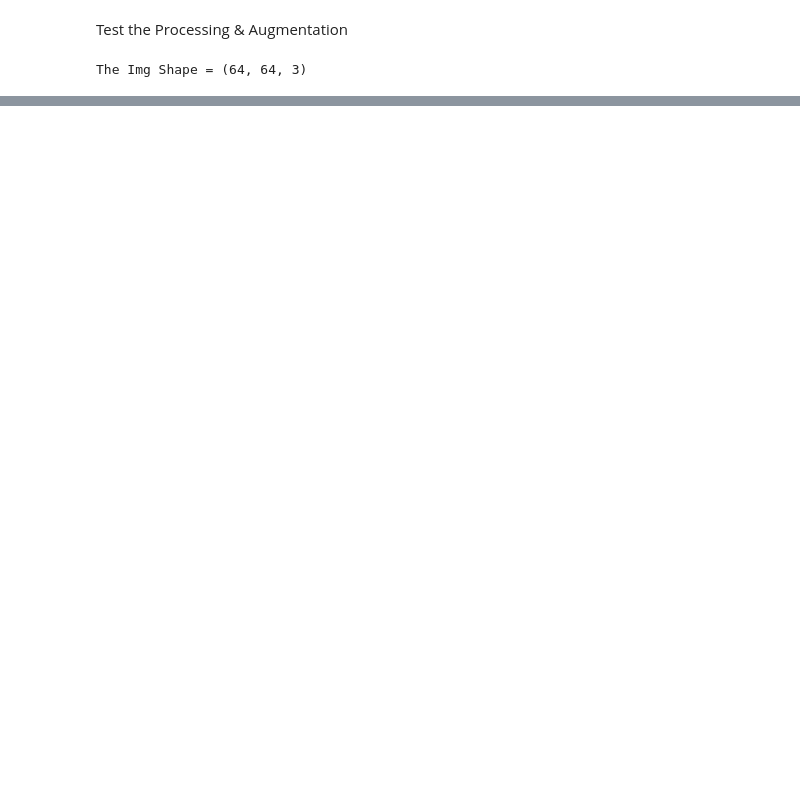
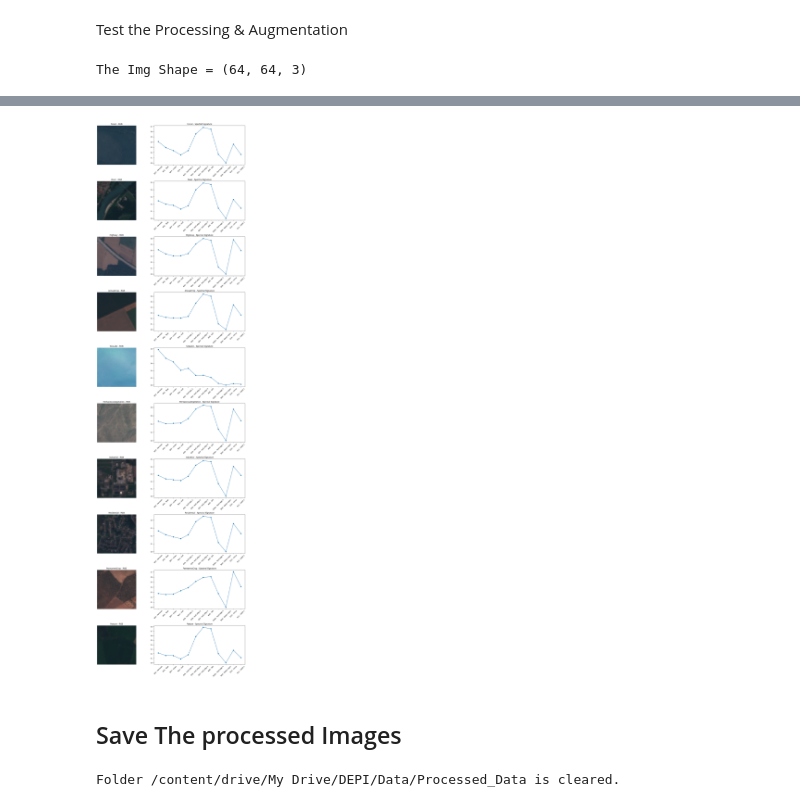
Before and after one commit to ahmed-hazem-1/DEPI-Project--Land-Type-Classification, a Jupyter notebook: 1st milestone/1st_Milestone.ipynb, the cells around one changed output, grey strips where cells are left out. Saved outputs shown, nothing was run; the diff lists cells and outputs as text; code cells hidden in the pictures; blank space fills up the shorter version.

```diff
--- a/1st milestone/1st_Milestone.ipynb
+++ b/1st milestone/1st_Milestone.ipynb
@@ -113,6 +134,8 @@ Data_path='/content/drive/My Drive/DEPI/Data/Original_Data/EuroSAT_MS/'
 print(os.listdir(Data_path))
 # %% [output]
 ['Forest', 'River', 'Highway', 'AnnualCrop', 'SeaLake', 'HerbaceousVegetation', 'Industrial', 'Residential', 'PermanentCrop', 'Pasture']
+# %%
+land_types =['Forest', 'River', 'Highway', 'AnnualCrop', 'SeaLake', 'HerbaceousVegetation', 'Industrial', 'Residential', 'PermanentCrop', 'Pasture']
 # %%
 selected_images = {}
 
@@ -491,0 +381,43 @@ Final Dataset Shape: NDVI=(40000, 64, 64)
+# %%
+def visualize_land_type_and_spectrals(data_path, land_types, bands=range(1, 13)):
+    plt.figure(figsize=(16, 5 * len(land_types)))
+
+    for i, land_type in enumerate(land_types):
+        path = os.path.join(data_path, land_type)
+        file = next(f for f in os.listdir(path) if f.lower().endswith(".tif"))
+        img = process_rgb_image(os.path.join(path, file), bands)
+
+        rgb = (img[:, :, [3, 2, 1]] - img.min()) / (img.max() - img.min())
+        spectral = img.mean(axis=(0, 1))
+
+        plt.subplot(len(land_types), 2, 2 * i + 1)
+        plt.imshow(rgb)
+        plt.axis("off")
+        plt.title(f"{land_type} - RGB")
+
+        plt.subplot(len(land_types), 2, 2 * i + 2)
+        plt.plot(spectral, marker='o')
+        plt.xticks(range(len(bands)), [BAND_LABELS[b - 1] for b in bands], rotation=45)
+        plt.title(f"{land_type} - Spectral Signature")
+
+    plt.tight_layout()
+    plt.show()
+# %%
+visualize_land_type_and_spectrals(Data_path, land_types)
+# %% [output]
+[figure, added]
+# %% [markdown]
+## Save The processed Images
+# %%
+import shutil
+
+def clear_folder(directory_path):
+    if os.path.exists(directory_path):
+        shutil.rmtree(directory_path)
+        print(f"Folder {directory_path} is cleared.")
+    else:
+        print(f"Folder {directory_path} does not exist.")
+
+clear_folder(final_dataset_path)
+# %% [output]
+Folder /content/drive/My Drive/DEPI/Data/Processed_Data is cleared.
```
Also changed, not shown: parts of 51 cells of this notebook.
